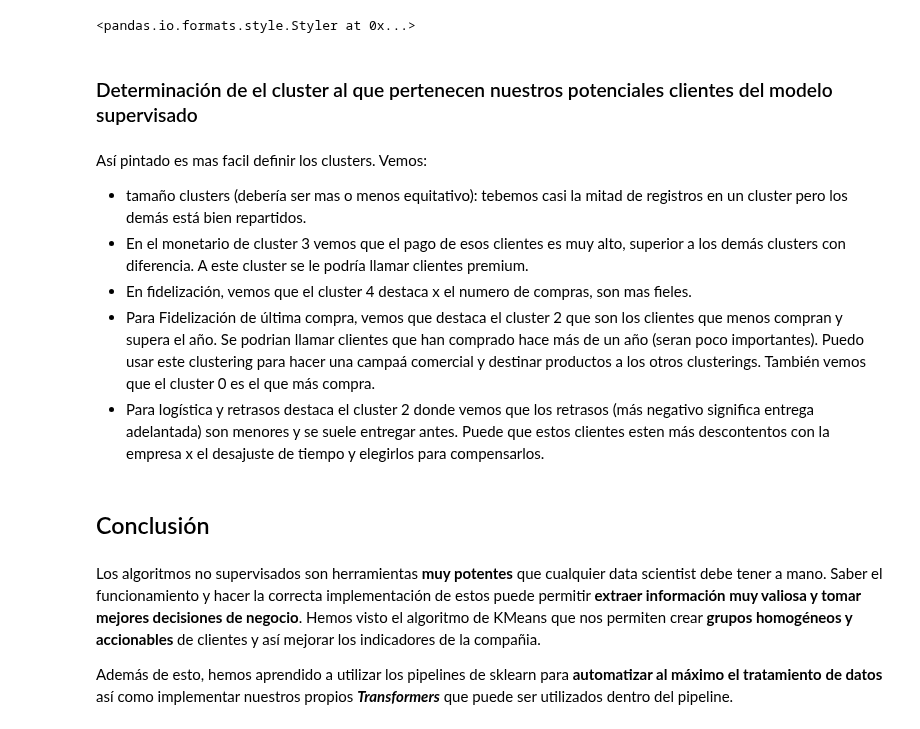
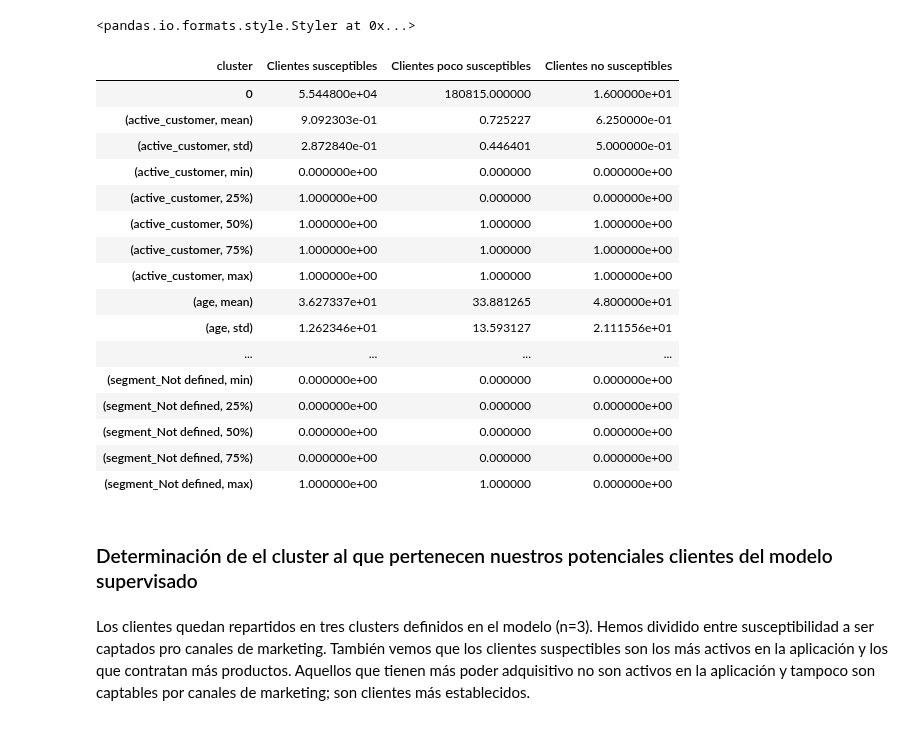
Before and after one commit to Orlan-138/TFM-EasyMoney, a Jupyter notebook: clustering/dataframe_modelo_clustering.ipynb, the cells around one changed output. Saved outputs shown, nothing was run; the diff lists cells and outputs as text; code cells hidden in the pictures.

```diff
--- a/clustering/dataframe_modelo_clustering.ipynb
+++ b/clustering/dataframe_modelo_clustering.ipynb
@@ -1120,18 +1161,28 @@ ficha_df = ficha_df.rename(columns = {
     1 : "Clientes poco susceptibles",
     2 : "Clientes no susceptibles",
  })
+# %%
+ficha_df
+# %% [output]
+| cluster | Clientes susceptibles | Clientes poco susceptibles | Clientes no susceptibles |
+| 0 | 5.544800e+04 | 180815.000000 | 1.600000e+01 |
+| (active_customer, mean) | 9.092303e-01 | 0.725227 | 6.250000e-01 |
+| (active_customer, std) | 2.872840e-01 | 0.446401 | 5.000000e-01 |
+| (active_customer, min) | 0.000000e+00 | 0.000000 | 0.000000e+00 |
+| (active_customer, 25%) | 1.000000e+00 | 0.000000 | 0.000000e+00 |
+| (active_customer, 50%) | 1.000000e+00 | 1.000000 | 1.000000e+00 |
+| (active_customer, 75%) | 1.000000e+00 | 1.000000 | 1.000000e+00 |
+| (active_customer, max) | 1.000000e+00 | 1.000000 | 1.000000e+00 |
+| (age, mean) | 3.627337e+01 | 33.881265 | 4.800000e+01 |
+| (age, std) | 1.262346e+01 | 13.593127 | 2.111556e+01 |
+| ... | ... | ... | ... |
+| (segment_Not defined, min) | 0.000000e+00 | 0.000000 | 0.000000e+00 |
+| (segment_Not defined, 25%) | 0.000000e+00 | 0.000000 | 0.000000e+00 |
+| (segment_Not defined, 50%) | 0.000000e+00 | 0.000000 | 0.000000e+00 |
+| (segment_Not defined, 75%) | 0.000000e+00 | 0.000000 | 0.000000e+00 |
+| (segment_Not defined, max) | 1.000000e+00 | 1.000000 | 0.000000e+00 |
 # %% [markdown]
 ### Determinación de el cluster al que pertenecen nuestros potenciales clientes del modelo supervisado
-# %% [markdown]
-Así pintado es mas facil definir los clusters. Vemos:
-- tamaño clusters (debería ser mas o menos equitativo): tebemos casi la mitad de registros en un cluster pero los demás está bien repartidos.
-- En el monetario de cluster 3 vemos que el pago de esos clientes es muy alto, superior a los demás clusters con diferencia. A este cluster se le podría llamar clientes premium.
-- En fidelización, vemos que el cluster 4 destaca x el numero de compras, son mas fieles.
-- Para Fidelización de última compra, vemos que destaca el cluster 2 que son los clientes que menos compran y supera el año. Se podrian llamar clientes que han comprado hace más de un año (seran poco importantes). Puedo usar este clustering para hacer una campaá comercial y destinar productos a los otros clusterings. También vemos que el cluster 0 es el que más compra.
-- Para logística y retrasos destaca el cluster 2 donde vemos que los retrasos (más negativo significa entrega adelantada) son menores y se suele entregar antes. Puede que estos clientes esten más descontentos con la empresa x el desajuste de tiempo y elegirlos para compensarlos.
-# %% [markdown]
-## Conclusión
-# %% [markdown]
-Los algoritmos no supervisados son herramientas **muy potentes** que cualquier data scientist debe tener a mano. Saber el funcionamiento y hacer la correcta implementación de estos puede permitir **extraer información muy valiosa y tomar mejores decisiones de negocio**. Hemos visto el algoritmo de KMeans que nos permiten crear **grupos homogéneos y accionables** de clientes y así mejorar los indicadores de la compañia.
-
-Además de esto, hemos aprendido a utilizar los pipelines de sklearn para **automatizar al máximo el tratamiento de datos** así como implementar nuestros propios ***Transformers*** que puede ser utilizados dentro del pipeline.
+# %% [markdown]
+Los clientes quedan repartidos en tres clusters definidos en el modelo (n=3). Hemos dividido entre susceptibilidad a ser captados pro canales de marketing. También vemos que los clientes suspectibles son los más activos en la aplicación y los que contratan más productos.
+Aquellos que tienen más poder adquisitivo no son activos en la aplicación y tampoco son captables por canales de marketing; son clientes más establecidos.
```
Also changed, not shown: parts of 4 cells of this notebook.
